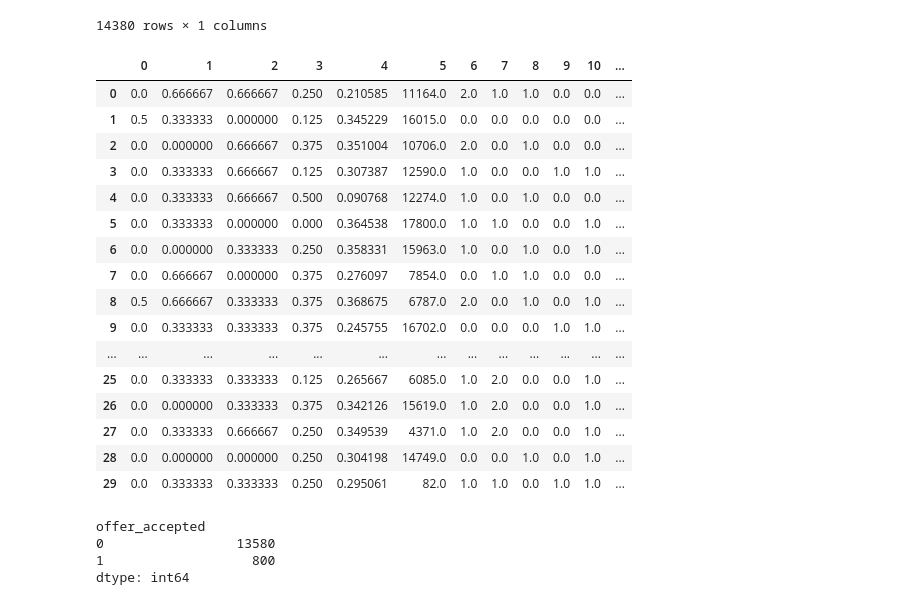
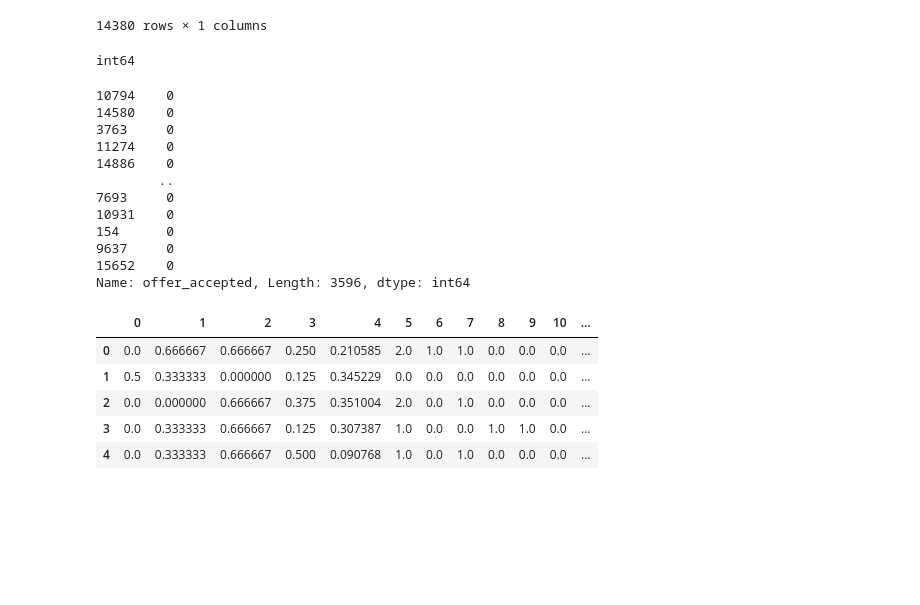
Before and after one commit to hollyjanedalton/mid_bootcamp_project, a Jupyter notebook: Building models.ipynb, the cells around one changed output. Cells and saved outputs as stored; diff of their text form; code cells hidden in the pictures; blank space fills up the shorter version.

Commit message:
Running first logistic regression model without dealing with imbalance

```diff
--- a/Building models.ipynb
+++ b/Building models.ipynb
@@ -355,3 +333,7 @@ X_categoricals_train_ordinals
 | 14378 | 7985 | 0 | 1 |
 | 14379 | 14148 | 1 | 2 |
 14380 rows × 3 columns
+# %%
+X_categoricals_train_ordinals = X_categoricals_train_ordinals.drop(['index'], axis=1)
+
+X_categoricals_train_ordinals
@@ -675,33 +671,35 @@ int64
 | 14378 | 0 |
 | 14379 | 0 |
 14380 rows × 1 columns
+# %%
+y_test = y_test.replace(['No'],0)
+y_test = y_test.replace(['Yes'],1)
+print(y_test.dtypes)
+y_test
+#replace No/Yes with integer value of 0,1 not string!
+# %% [output]
+int64
+10794    0
+14580    0
+3763     0
+11274    0
+14886    0
+        ..
+7693     0
+10931    0
+154      0
+9637     0
+15652    0
+Name: offer_accepted, Length: 3596, dtype: int64
 # %%
-# oversampling / undersampling is only to be done on the TRAINING set
+# oversampling / undersampling /SMOTE is only to be done on the TRAINING set
 # our test set still must reflect reality!
-train = pd.concat([X_train_processed, y_train],axis=1) #has both values of features and outcome
-train.head(30)  #doesn't have the heading names? doesn't have the index?
+train_imbalanced = pd.concat([X_train_processed, y_train],axis=1) #has both values of features and outcome
+train_imbalanced.head(5)
 # %% [output]
 |  | 0 | 1 | 2 | 3 | 4 | 5 | 6 | 7 | 8 | 9 | 10 | ... |
-| 0 | 0.0 | 0.666667 | 0.666667 | 0.250 | 0.210585 | 11164.0 | 2.0 | 1.0 | 1.0 | 0.0 | 0.0 | ... |
-| 1 | 0.5 | 0.333333 | 0.000000 | 0.125 | 0.345229 | 16015.0 | 0.0 | 0.0 | 0.0 | 0.0 | 0.0 | ... |
-| 2 | 0.0 | 0.000000 | 0.666667 | 0.375 | 0.351004 | 10706.0 | 2.0 | 0.0 | 1.0 | 0.0 | 0.0 | ... |
-| 3 | 0.0 | 0.333333 | 0.666667 | 0.125 | 0.307387 | 12590.0 | 1.0 | 0.0 | 0.0 | 1.0 | 1.0 | ... |
-| 4 | 0.0 | 0.333333 | 0.666667 | 0.500 | 0.090768 | 12274.0 | 1.0 | 0.0 | 1.0 | 0.0 | 0.0 | ... |
-| 5 | 0.0 | 0.333333 | 0.000000 | 0.000 | 0.364538 | 17800.0 | 1.0 | 1.0 | 0.0 | 0.0 | 1.0 | ... |
-| 6 | 0.0 | 0.000000 | 0.333333 | 0.250 | 0.358331 | 15963.0 | 1.0 | 0.0 | 1.0 | 0.0 | 1.0 | ... |
-| 7 | 0.0 | 0.666667 | 0.000000 | 0.375 | 0.276097 | 7854.0 | 0.0 | 1.0 | 1.0 | 0.0 | 0.0 | ... |
-| 8 | 0.5 | 0.666667 | 0.333333 | 0.375 | 0.368675 | 6787.0 | 2.0 | 0.0 | 1.0 | 0.0 | 1.0 | ... |
-| 9 | 0.0 | 0.333333 | 0.333333 | 0.375 | 0.245755 | 16702.0 | 0.0 | 0.0 | 0.0 | 1.0 | 1.0 | ... |
-| ... | ... | ... | ... | ... | ... | ... | ... | ... | ... | ... | ... | ... |
-| 25 | 0.0 | 0.333333 | 0.333333 | 0.125 | 0.265667 | 6085.0 | 1.0 | 2.0 | 0.0 | 0.0 | 1.0 | ... |
-| 26 | 0.0 | 0.000000 | 0.333333 | 0.375 | 0.342126 | 15619.0 | 1.0 | 2.0 | 0.0 | 0.0 | 1.0 | ... |
-| 27 | 0.0 | 0.333333 | 0.666667 | 0.250 | 0.349539 | 4371.0 | 1.0 | 2.0 | 0.0 | 0.0 | 1.0 | ... |
-| 28 | 0.0 | 0.000000 | 0.000000 | 0.250 | 0.304198 | 14749.0 | 0.0 | 0.0 | 1.0 | 0.0 | 1.0 | ... |
-| 29 | 0.0 | 0.333333 | 0.333333 | 0.250 | 0.295061 | 82.0 | 1.0 | 1.0 | 0.0 | 1.0 | 1.0 | ... |
+| 0 | 0.0 | 0.666667 | 0.666667 | 0.250 | 0.210585 | 2.0 | 1.0 | 1.0 | 0.0 | 0.0 | 0.0 | ... |
+| 1 | 0.5 | 0.333333 | 0.000000 | 0.125 | 0.345229 | 0.0 | 0.0 | 0.0 | 0.0 | 0.0 | 0.0 | ... |
+| 2 | 0.0 | 0.000000 | 0.666667 | 0.375 | 0.351004 | 2.0 | 0.0 | 1.0 | 0.0 | 0.0 | 0.0 | ... |
+| 3 | 0.0 | 0.333333 | 0.666667 | 0.125 | 0.307387 | 1.0 | 0.0 | 0.0 | 1.0 | 1.0 | 0.0 | ... |
+| 4 | 0.0 | 0.333333 | 0.666667 | 0.500 | 0.090768 | 1.0 | 0.0 | 1.0 | 0.0 | 0.0 | 0.0 | ... |
-# %%
-y_train.value_counts()
-# %% [output]
-offer_accepted
-0                 13580
-1                   800
-dtype: int64
```
Also changed, not shown: parts of 24 cells of this notebook.
